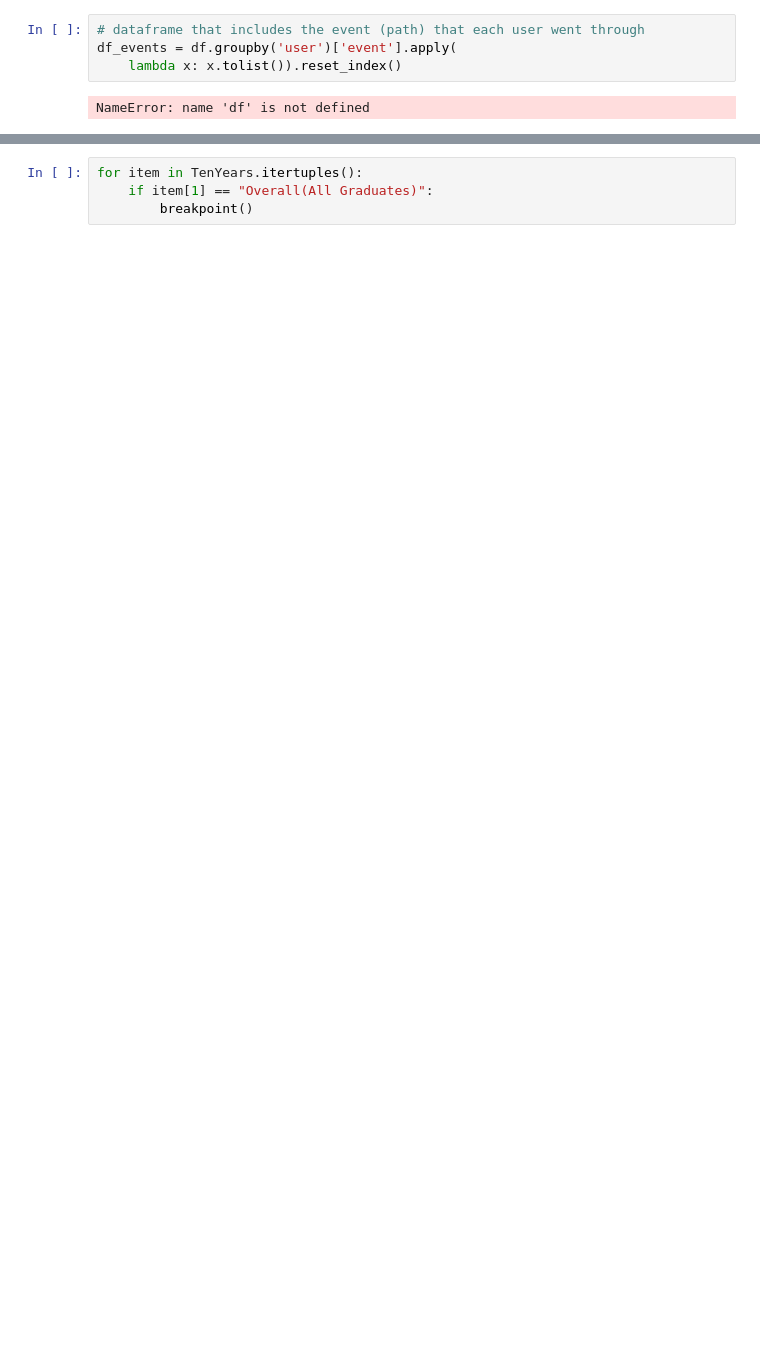
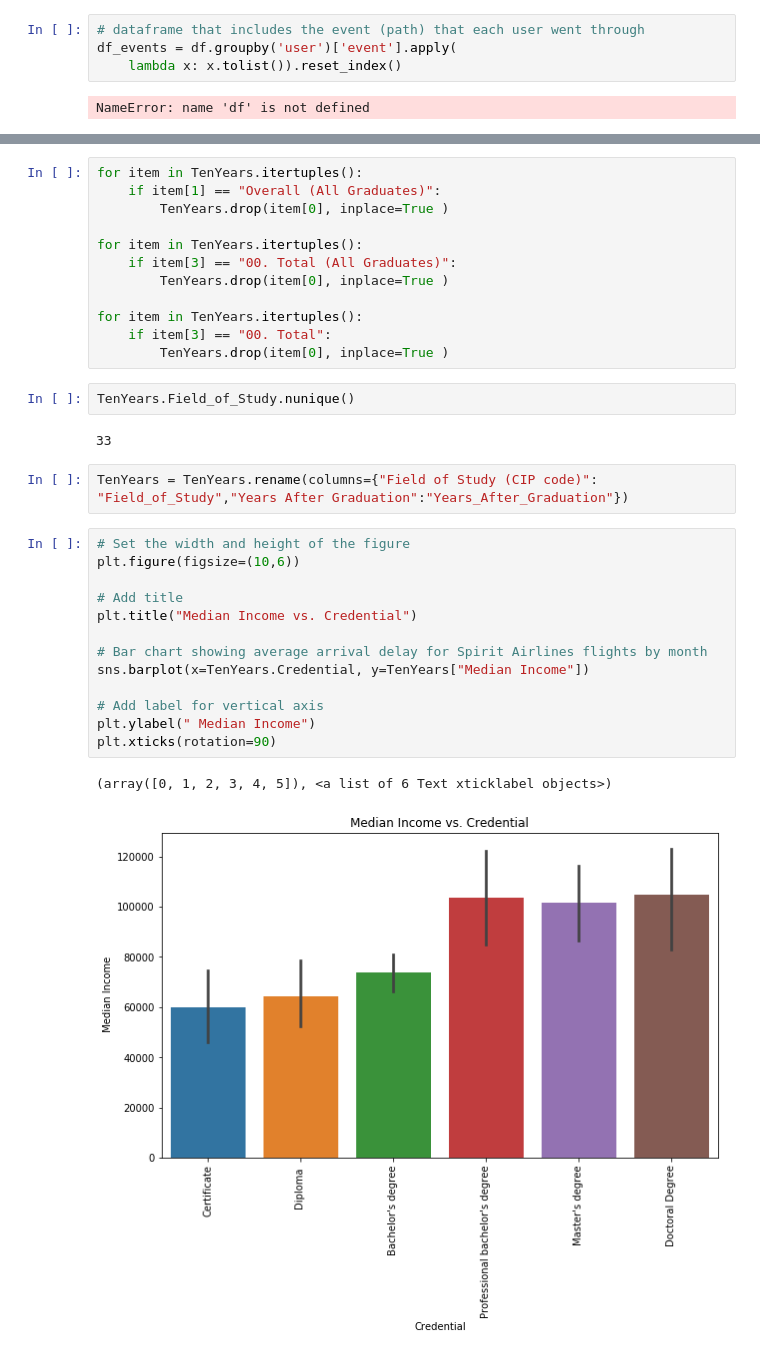
Before and after one commit to mrbilltran/alberta-grad-earnings-project, a Jupyter notebook: Exploration-May19.ipynb, the cells around one changed output, grey strips where cells are left out. Cells and saved outputs as stored; diff of their text form; blank space fills up the shorter version.

```diff
--- a/Exploration-May19.ipynb
+++ b/Exploration-May19.ipynb
@@ -69,4 +73,34 @@ sns.lineplot(data=TenYears["Median Income"])
-# %%
-for item in TenYears.itertuples():
-    if item[1] == "Overall(All Graduates)":
-        breakpoint()
+# %%
+for item in TenYears.itertuples():
+    if item[1] == "Overall (All Graduates)":
+        TenYears.drop(item[0], inplace=True )
+
+for item in TenYears.itertuples():
+    if item[3] == "00. Total (All Graduates)":
+        TenYears.drop(item[0], inplace=True )
+
+for item in TenYears.itertuples():
+    if item[3] == "00. Total":
+        TenYears.drop(item[0], inplace=True )
+# %%
+TenYears.Field_of_Study.nunique()
+# %% [output]
+33
+# %%
+TenYears = TenYears.rename(columns={"Field of Study (CIP code)": "Field_of_Study","Years After Graduation":"Years_After_Graduation"})
+# %%
+# Set the width and height of the figure
+plt.figure(figsize=(10,6))
+
+# Add title
+plt.title("Median Income vs. Credential")
+
+# Bar chart showing average arrival delay for Spirit Airlines flights by month
+sns.barplot(x=TenYears.Credential, y=TenYears["Median Income"])
+
+# Add label for vertical axis
+plt.ylabel(" Median Income")
+plt.xticks(rotation=90)
+# %% [output]
+(array([0, 1, 2, 3, 4, 5]), <a list of 6 Text xticklabel objects>)
+[figure, added]
```
Also changed, not shown: parts of 6 cells of this notebook.
